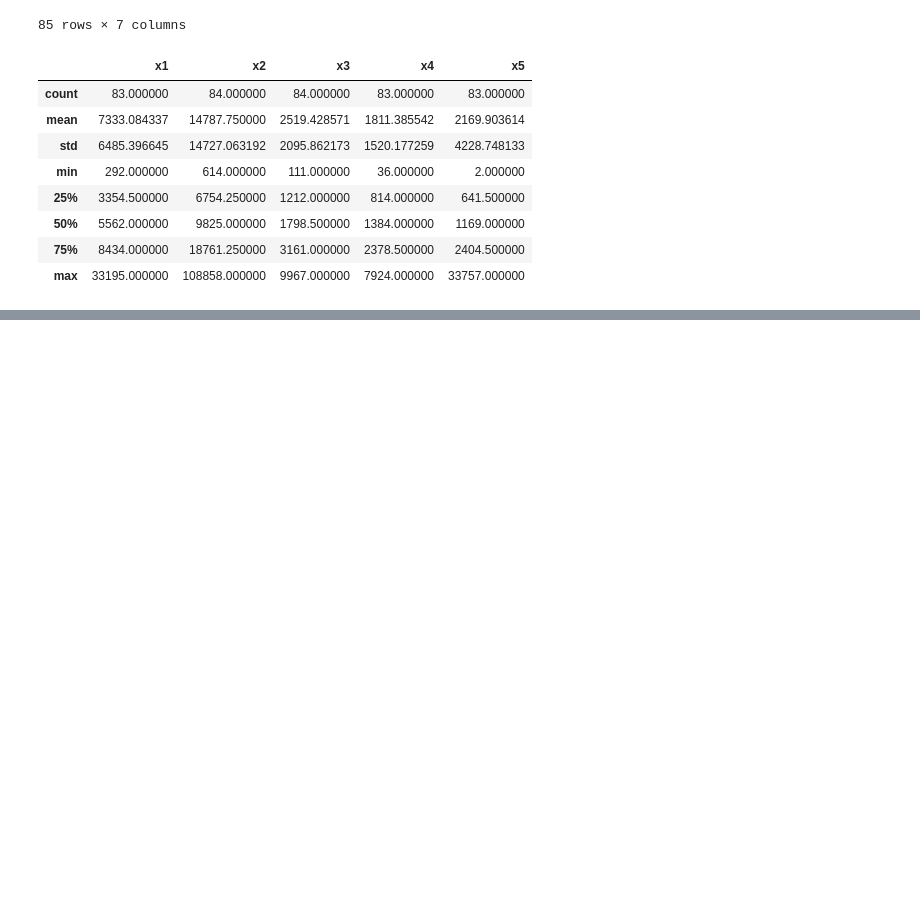
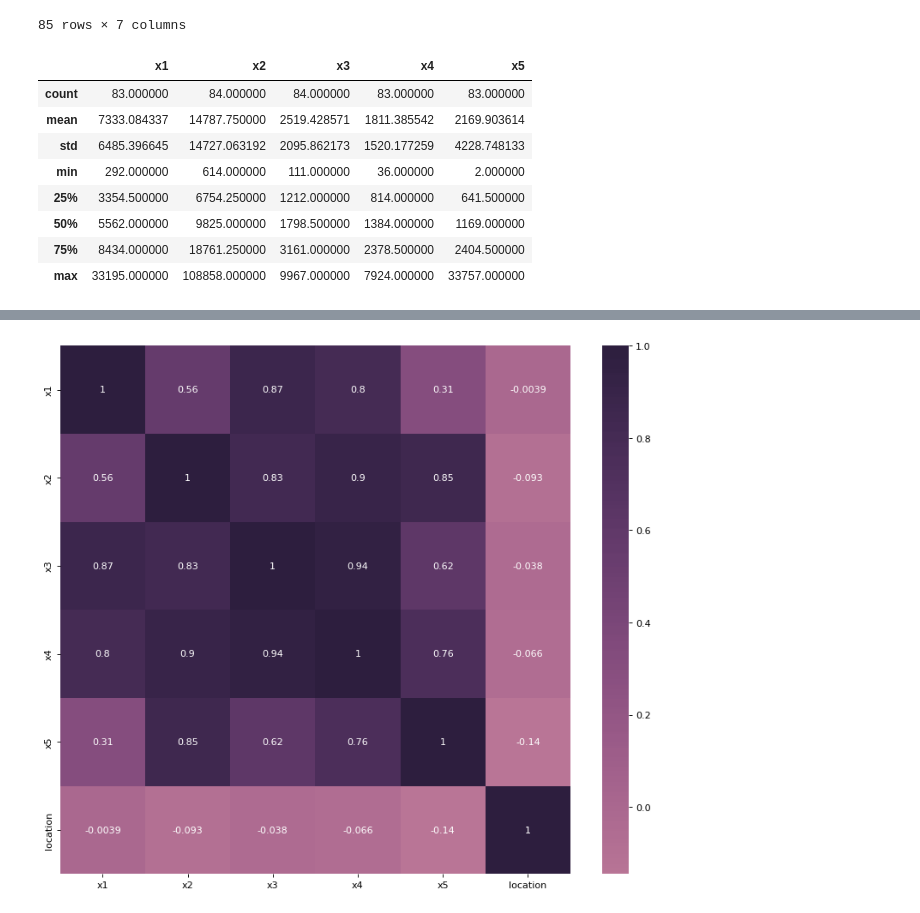
Before and after one commit to KirillPogranichny/ml-fefu-course, a Jupyter notebook: data_exploration.ipynb, the cells around one changed output, grey strips where cells are left out. Cells and saved outputs as stored; diff of their text form; code cells hidden in the pictures; blank space fills up the shorter version.

Commit message:
fill missed values (location) and create correlogram

```diff
--- a/data_exploration.ipynb
+++ b/data_exploration.ipynb
@@ -111,0 +102,8 @@ dataset_copy.head(100)
+# %%
+# fill missed values in location column
+from sklearn.impute import SimpleImputer
+
+loc_imp = SimpleImputer(strategy='constant', fill_value='сenter')
+dataset_copy = pd.DataFrame(loc_imp.fit_transform(dataset_copy), columns=loc_imp.get_feature_names_out())
+
+dataset_copy.head(100)
@@ -111,0 +132,8 @@ dataset_copy.head(100)
+# %%
+dataset_copy.loc[:, 'Округ'] = dataset_copy.loc[:, 'Округ'].replace(
+    ['сenter', 'nw', 'south', 'caucasus', 'volga', 'ural', 'siberia', 'dv'],
+    [1, 2, 3, 4, 5, 6, 7, 8])
+
+dataset_copy = dataset_copy.rename(columns={'Округ': 'location'})
+
+dataset_copy.head(100)
@@ -111,0 +162,11 @@ dataset_copy.head(100)
+# %%
+import matplotlib.pyplot as plt
+import seaborn as sns
+
+# _, bp = dataset_copy.location.plot.box(return_type='both')
+plt.figure(figsize=(12,10), dpi=80)
+sns.heatmap(dataset_copy.loc[:, 'x1':'location'].corr(), xticklabels=dataset_copy.loc[:, 'x1':'location'].corr().columns,
+            cmap=sns.cubehelix_palette(as_cmap=True), center=0, annot=True)
+plt.show()
+# %% [output]
+[figure, added]
```
Also changed, not shown: parts of 7 cells of this notebook.
